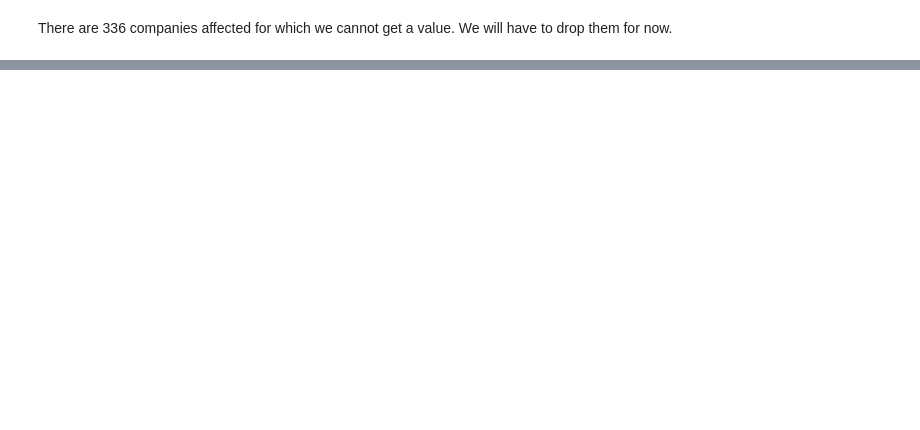
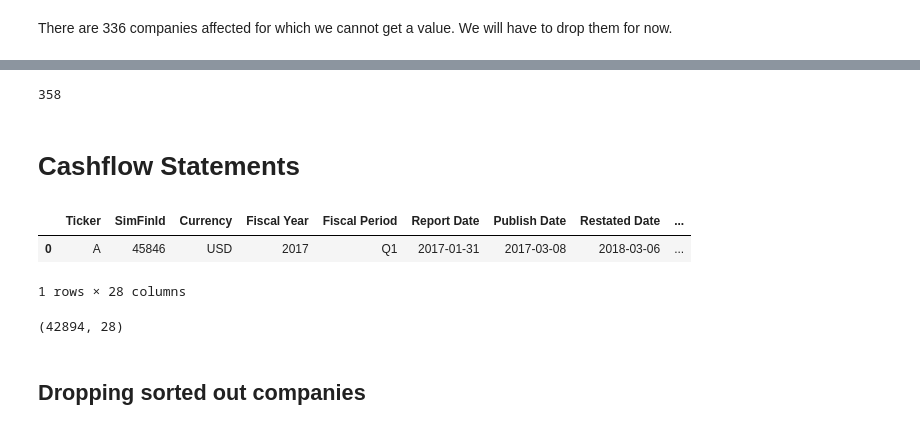
Before and after one commit to GiancarloSanna/Credit_Rating_Project, a Jupyter notebook: 2.0 EDA and Data Cleaning.ipynb, the cells around one changed output, grey strips where cells are left out. Saved outputs shown, nothing was run; the diff lists cells and outputs as text; code cells hidden in the pictures; blank space fills up the shorter version.

Commit message:
Finished Data Cleaning

```diff
--- a/2.0 EDA and Data Cleaning.ipynb
+++ b/2.0 EDA and Data Cleaning.ipynb
@@ -445,3 +519,16 @@ There are 336 companies affected for which we cannot get a value. We will have t
+# %%
+# Saving the list of dropped companies for later:
+tickers_to_drop = fund_and_etf + affected_uniques
+len(tickers_to_drop)
+# %% [output]
+358
+# %% [markdown]
+# Cashflow Statements
+# %%
+df_cashflow = pd.read_csv('./Raw Data/us-cashflow-quarterly.csv', delimiter= ';')
 # %%
 display(df_cashflow.head(1))
-display(df_cashflow.tail(1))
+# %% [output]
+|  | Ticker | SimFinId | Currency | Fiscal Year | Fiscal Period | Report Date | Publish Date | Restated Date | ... |
+| 0 | A | 45846 | USD | 2017 | Q1 | 2017-01-31 | 2017-03-08 | 2018-03-06 | ... |
+1 rows × 28 columns
@@ -456,0 +535,6 @@ df_balance[df_balance['Ticker']==company]
+# %%
+df_cashflow.shape
+# %% [output]
+(42894, 28)
+# %% [markdown]
+## Dropping sorted out companies
```
Also changed, not shown: parts of 45 cells of this notebook, 2 other files.
